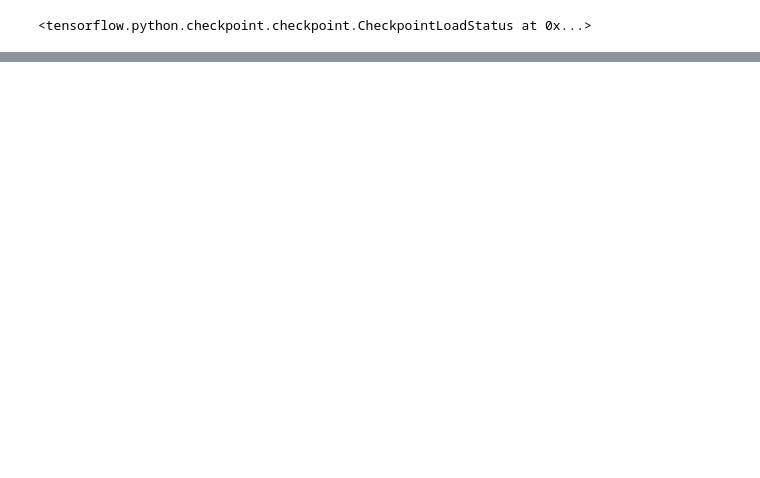
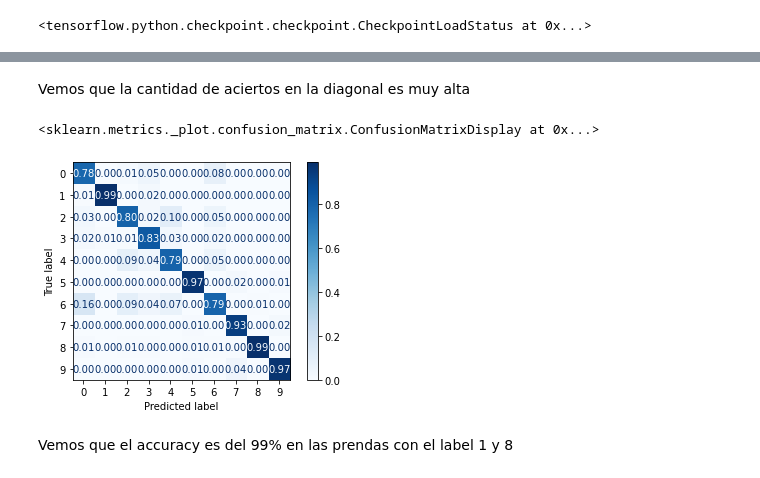
Before and after one commit to gabrieltorres519/Curso_ML_Python_Programador_IA, a Jupyter notebook: 8_Redes_Neuronales/2_NN_ClasificaciónMúltiple.ipynb, the cells around one changed output, grey strips where cells are left out. Drawn from its saved outputs; the diff is of its cells as text; code cells hidden in the pictures; blank space fills up the shorter version.

```diff
--- a/8_Redes_Neuronales/2_NN_ClasificaciónMúltiple.ipynb
+++ b/8_Redes_Neuronales/2_NN_ClasificaciónMúltiple.ipynb
@@ -414,0 +451,14 @@ model_3.save('best_model.h5')
+# %% [markdown]
+Vemos que la cantidad de aciertos en la diagonal es muy alta
+# %%
+ConfusionMatrixDisplay.from_predictions(
+    y_test, y_test_pre,
+    cmap='Blues',
+    values_format= '.2f',
+    normalize='pred'
+)
+# %% [output]
+<sklearn.metrics._plot.confusion_matrix.ConfusionMatrixDisplay at 0x...>
+[figure, added]
+# %% [markdown]
+Vemos que el accuracy es del 99% en las prendas con el label 1 y 8
```
Also changed, not shown: parts of 14 cells of this notebook, 3 other files.
